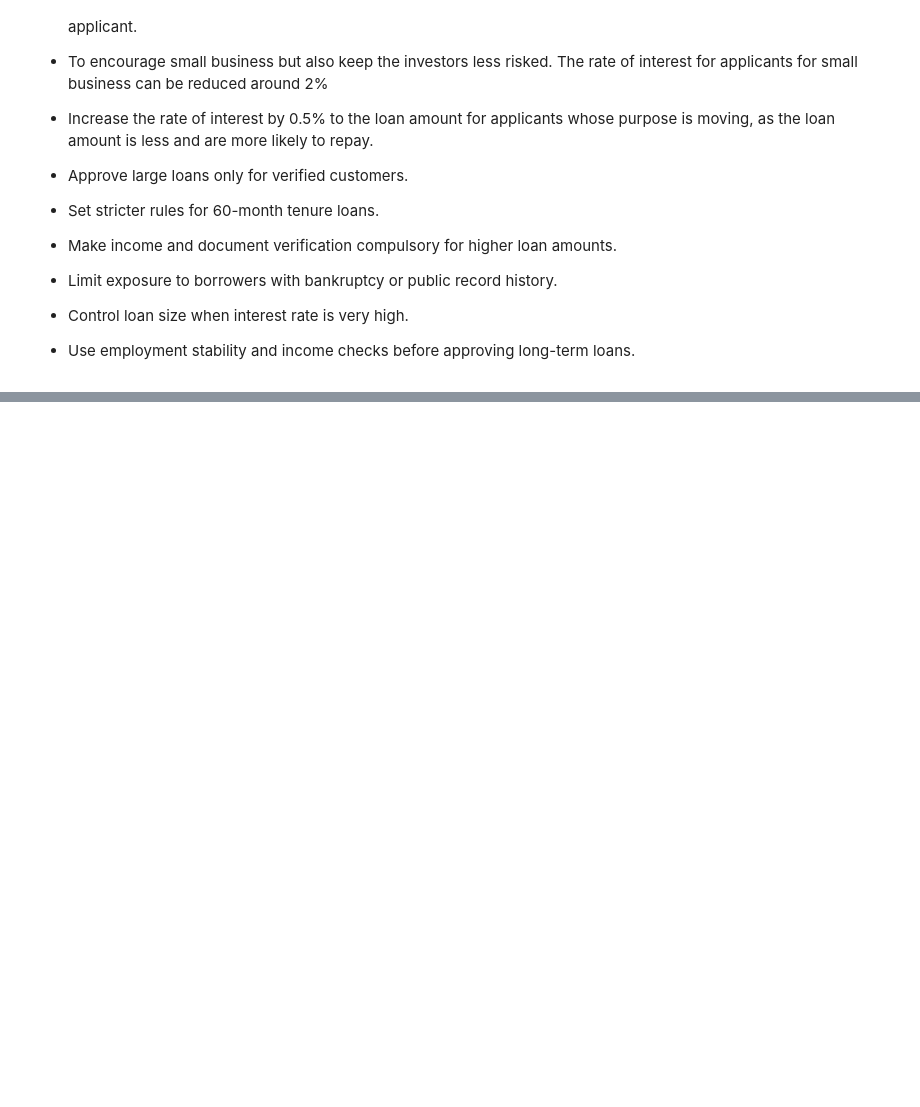
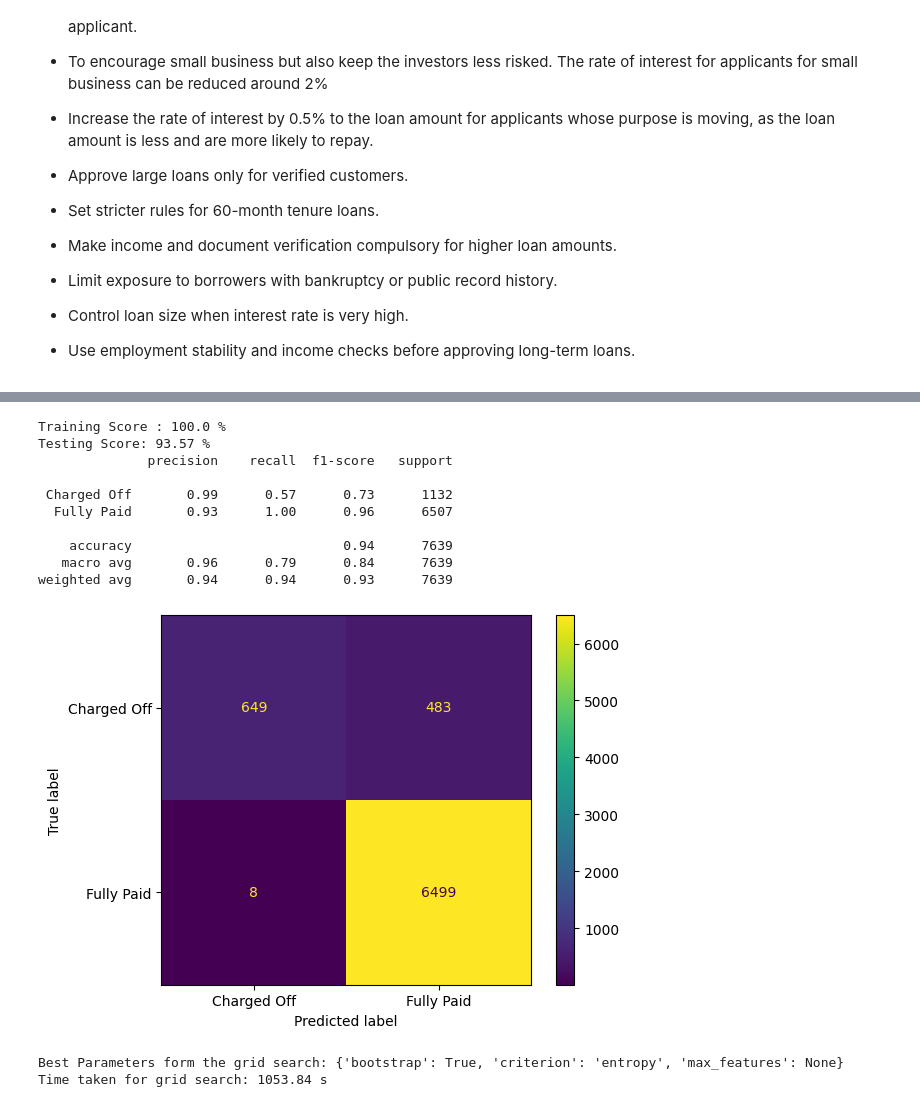
Before and after one commit to Swamy612/Lending-Club-Case-Study, a Jupyter notebook: LENDING_CLUB_CASE_STUDY_.ipynb, the cells around one changed output, grey strips where cells are left out. Cells and saved outputs as stored; diff of their text form; code cells hidden in the pictures; blank space fills up the shorter version.

```diff
--- a/LENDING_CLUB_CASE_STUDY_.ipynb
+++ b/LENDING_CLUB_CASE_STUDY_.ipynb
@@ -1022,0 +1246,15 @@ Borrowers with 60 months term has highest share to total_pymnt_inv.
+# %%
+# data variable split
+x = data.drop(columns=['loan_status'],axis=1)
+y = data[['loan_status']]
+
+# train test split
+x_train, x_test, y_train, y_test = train_test_split(x, y, test_size=0.2, random_state=42)
+
+# dimension of the split
+print('Training data dimension:')
+print(x_train.shape)
+print(y_train.shape)
+print('\nTesting data dimension:')
+print(x_test.shape)
+print(y_test.shape)
@@ -1022,0 +1269,42 @@ Borrowers with 60 months term has highest share to total_pymnt_inv.
+# %%
+rf=RandomForestClassifier(random_state=42)
+rf.fit(x_train_processed, y_train)
+print('Training Score :',round(rf.score(x_train_processed,y_train)*100,2),'%')
+
+rf_pred=rf.predict(x_test_processed)
+print('Testing Score:', round(accuracy_score(y_test, rf_pred)*100, 2), '%')
+cm=ConfusionMatrixDisplay.from_predictions(y_test,rf_pred)
+print(classification_report(y_test,rf_pred))
+# %% [output]
+Training Score : 100.0 %
+Testing Score: 93.57 %
+              precision    recall  f1-score   support
+
+ Charged Off       0.99      0.57      0.73      1132
+  Fully Paid       0.93      1.00      0.96      6507
+
+    accuracy                           0.94      7639
+   macro avg       0.96      0.79      0.84      7639
+weighted avg       0.94      0.94      0.93      7639
+[figure, added]
+# %%
+# Hyper parameter tuning for random forest
+
+# using grid search
+start_time = time.time()
+
+rf_cv = RandomForestClassifier(random_state=42)
+hyper_fit = GridSearchCV(rf_cv, cv=5,
+                         param_grid={'criterion': ['gini', 'entropy'],
+                                     'bootstrap': [True, False],
+                                     'max_features': ['sqrt', 'log2', None]}, # Removed 'auto'
+                         n_jobs=-1)
+hyper_fit.fit(x_train_processed, y_train) # Using processed data
+print('Best Parameters form the grid search:', hyper_fit.best_params_)
+
+end_time = time.time()
+
+print('Time taken for grid search:', round(end_time-start_time, 2), 's')
+# %% [output]
+Best Parameters form the grid search: {'bootstrap': True, 'criterion': 'entropy', 'max_features': None}
+Time taken for grid search: 1053.84 s
```
Also changed, not shown: parts of 28 cells of this notebook.
